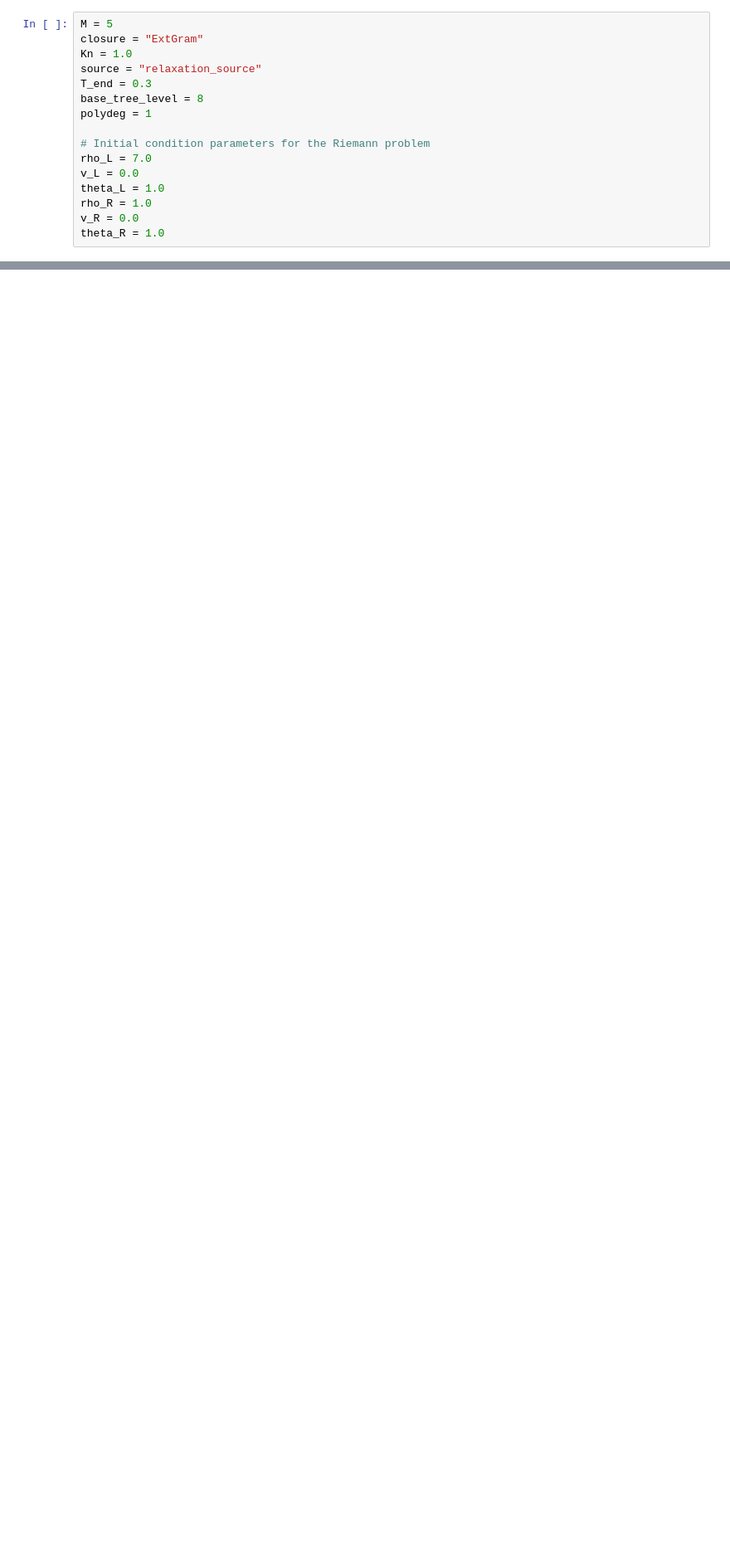
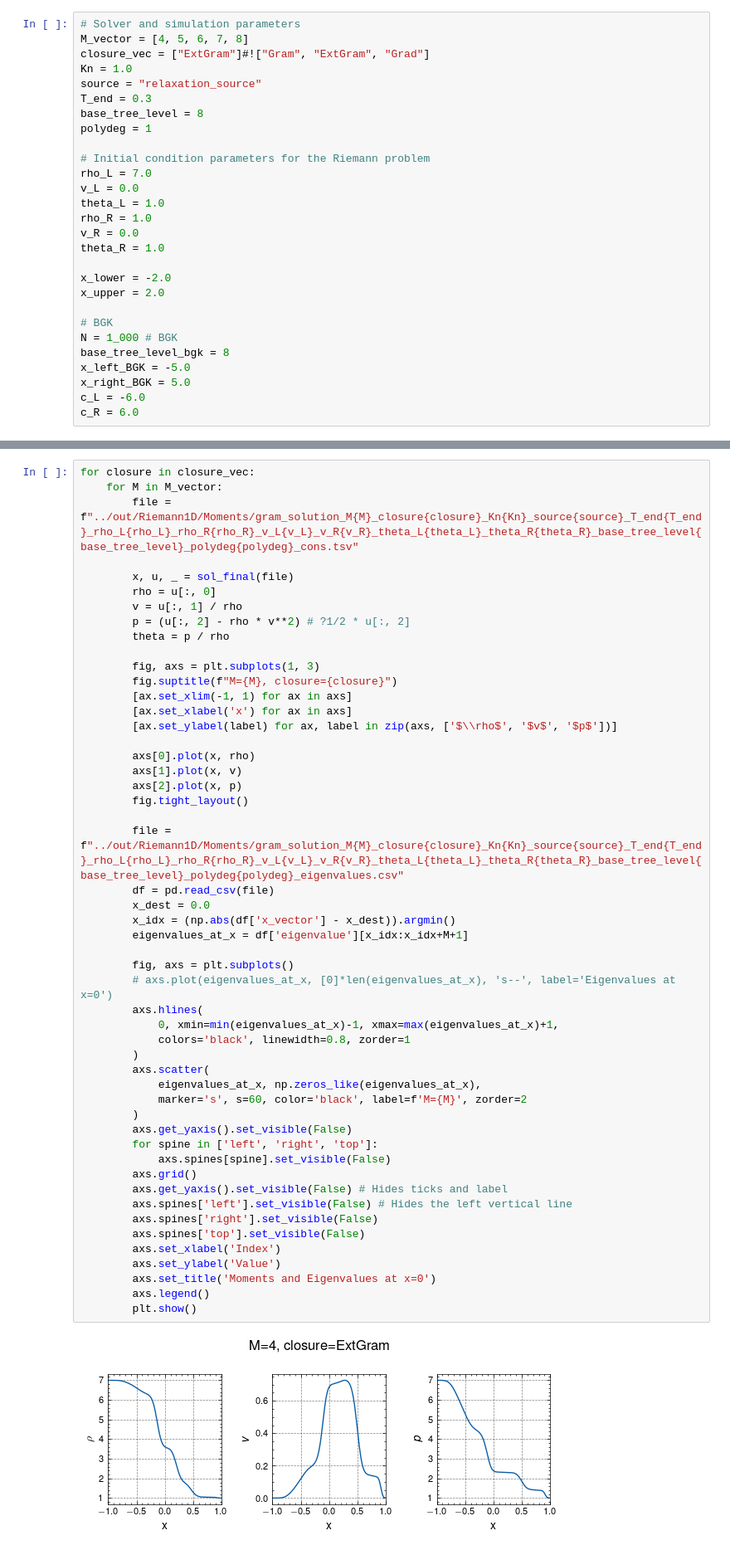
Before and after one commit to JanHab/ExtGram.jl, a Jupyter notebook: notebooks/AnalyzeEigenvalues.ipynb, the cells around one changed output, grey strips where cells are left out. Shown at 83% size. Saved outputs shown, nothing was run; the diff lists cells and outputs as text; blank space fills up the shorter version.

Commit message:
eigenvalue analysis

```diff
--- a/notebooks/AnalyzeEigenvalues.ipynb
+++ b/notebooks/AnalyzeEigenvalues.ipynb
@@ -32,8 +32,9 @@ plt.rcParams.update({
 
 labels = string.ascii_lowercase
 # %%
-M = 5
-closure = "ExtGram"
+# Solver and simulation parameters
+M_vector = [4, 5, 6, 7, 8]
+closure_vec = ["ExtGram"]#!["Gram", "ExtGram", "Grad"]
 Kn = 1.0
 source = "relaxation_source"
 T_end = 0.3
@@ -47,5 +48,16 @@ theta_L = 1.0
 rho_R = 1.0
 v_R = 0.0
 theta_R = 1.0
+
+x_lower = -2.0
+x_upper = 2.0
+
+# BGK
+N = 1_000 # BGK
+base_tree_level_bgk = 8
+x_left_BGK = -5.0
+x_right_BGK = 5.0
+c_L = -6.0
+c_R = 6.0
 # %%
 # file = f"../out/Riemann1D/Moments/gram_solution_M{M}_closure{closure}_Kn{Kn}_source{source}_T_end{T_end}_rho_L{rho_L}_rho_R{rho_R}_v_L{v_L}_v_R{v_R}_theta_L{theta_L}_theta_R{theta_R}_base_tree_level{base_tree_level}_polydeg{polydeg}_cons.tsv"
@@ -59,0 +64,53 @@ theta_R = 1.0
+# %%
+for closure in closure_vec:
+    for M in M_vector:
+        file = f"../out/Riemann1D/Moments/gram_solution_M{M}_closure{closure}_Kn{Kn}_source{source}_T_end{T_end}_rho_L{rho_L}_rho_R{rho_R}_v_L{v_L}_v_R{v_R}_theta_L{theta_L}_theta_R{theta_R}_base_tree_level{base_tree_level}_polydeg{polydeg}_cons.tsv"
+
+        x, u, _ = sol_final(file)
+        rho = u[:, 0]
+        v = u[:, 1] / rho
+        p = (u[:, 2] - rho * v**2) # ?1/2 * u[:, 2]
+        theta = p / rho
+
+        fig, axs = plt.subplots(1, 3)
+        fig.suptitle(f"M={M}, closure={closure}")
+        [ax.set_xlim(-1, 1) for ax in axs]
+        [ax.set_xlabel('x') for ax in axs]
+        [ax.set_ylabel(label) for ax, label in zip(axs, ['$\\rho$', '$v$', '$p$'])]
+
+        axs[0].plot(x, rho)
+        axs[1].plot(x, v)
+        axs[2].plot(x, p)
+        fig.tight_layout()
+
+        file = f"../out/Riemann1D/Moments/gram_solution_M{M}_closure{closure}_Kn{Kn}_source{source}_T_end{T_end}_rho_L{rho_L}_rho_R{rho_R}_v_L{v_L}_v_R{v_R}_theta_L{theta_L}_theta_R{theta_R}_base_tree_level{base_tree_level}_polydeg{polydeg}_eigenvalues.csv"
+        df = pd.read_csv(file)
+        x_dest = 0.0
+        x_idx = (np.abs(df['x_vector'] - x_dest)).argmin()
+        eigenvalues_at_x = df['eigenvalue'][x_idx:x_idx+M+1]
+
+        fig, axs = plt.subplots()
+        # axs.plot(eigenvalues_at_x, [0]*len(eigenvalues_at_x), 's--', label='Eigenvalues at x=0')
+        axs.hlines(
+            0, xmin=min(eigenvalues_at_x)-1, xmax=max(eigenvalues_at_x)+1,
+            colors='black', linewidth=0.8, zorder=1
+        )
+        axs.scatter(
+            eigenvalues_at_x, np.zeros_like(eigenvalues_at_x),
+            marker='s', s=60, color='black', label=f'M={M}', zorder=2
+        )
+        axs.get_yaxis().set_visible(False)
+        for spine in ['left', 'right', 'top']:
+            axs.spines[spine].set_visible(False)
+        axs.grid()
+        axs.get_yaxis().set_visible(False) # Hides ticks and label
+        axs.spines['left'].set_visible(False) # Hides the left vertical line
+        axs.spines['right'].set_visible(False)
+        axs.spines['top'].set_visible(False)
+        axs.set_xlabel('Index')
+        axs.set_ylabel('Value')
+        axs.set_title('Moments and Eigenvalues at x=0')
+        axs.legend()
+        plt.show()
+# %% [output]
+[figure, added]
```
Also changed, not shown: parts of 11 cells of this notebook, 2 other files.
